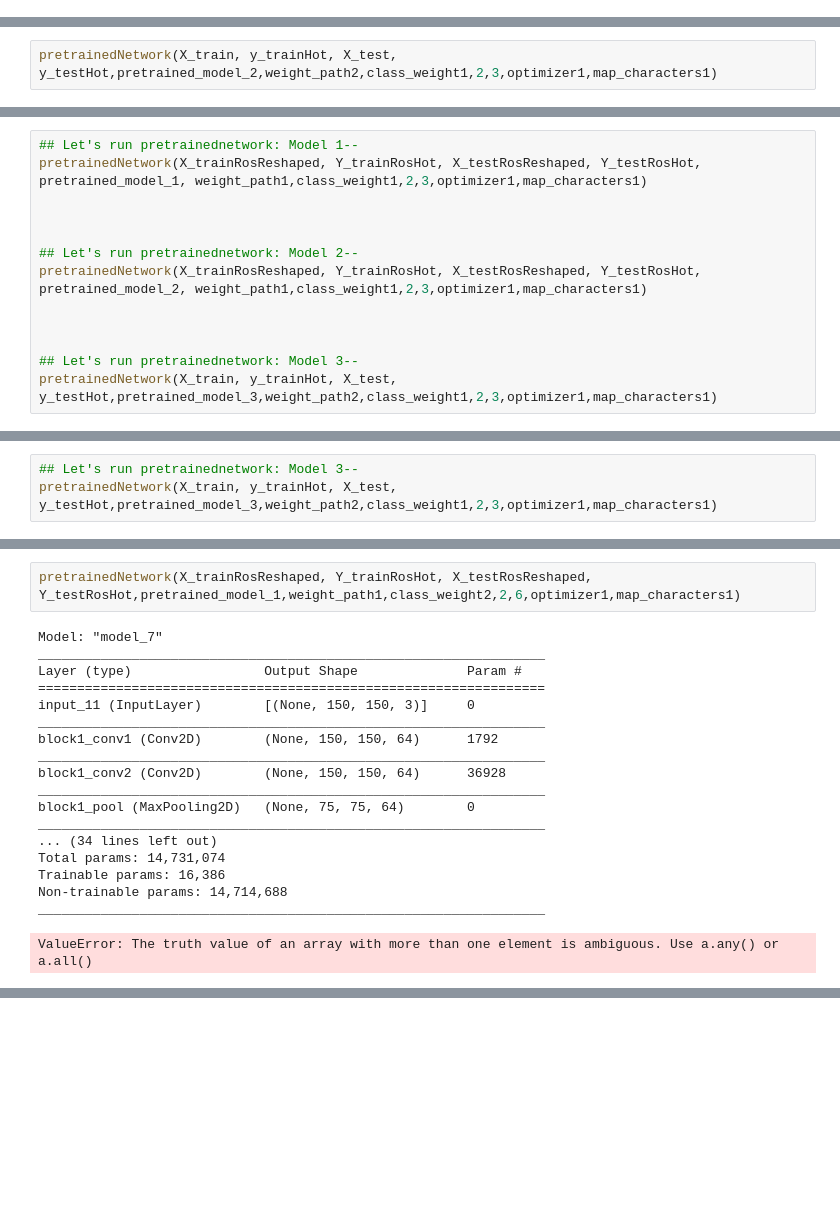
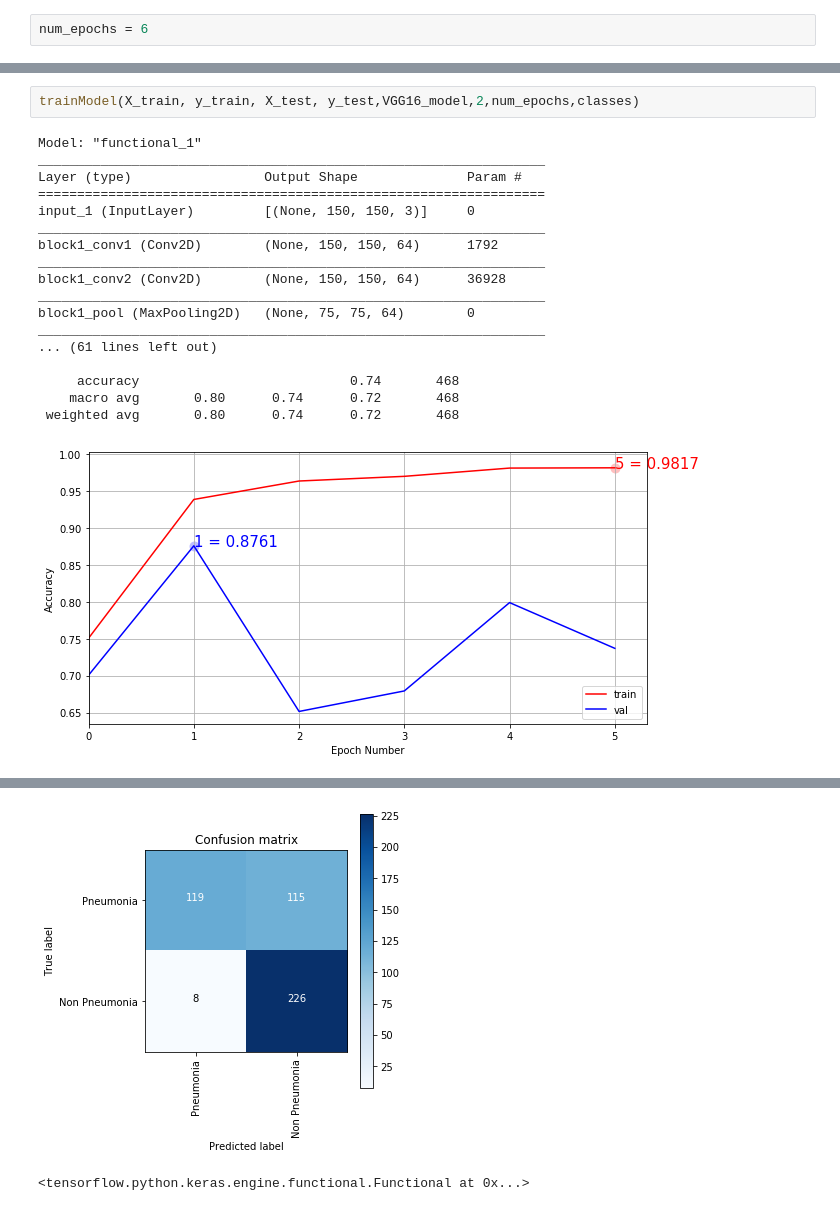
Before and after one commit to prasadbhoite/ChestX-ray_CAP5610, a Jupyter notebook: Chest X-ray Project.ipynb, the cells around one changed output, grey strips where cells are left out. Saved outputs shown, nothing was run; the diff lists cells and outputs as text; blank space fills up the shorter version.

```diff
--- a/Chest X-ray Project.ipynb
+++ b/Chest X-ray Project.ipynb
@@ -150,0 +324,2 @@ y_testHot = to_categorical(y_test, num_classes = 2)
+# %%
+num_epochs = 6
@@ -435,2 +337,0 @@ Downloading data from https://storage.googleapis.com/tensorflow/keras-applicatio
-# %%
-pretrainedNetwork(X_train, y_trainHot, X_test, y_testHot,pretrained_model_2,weight_path2,class_weight1,2,3,optimizer1,map_characters1)
@@ -478,13 +337,0 @@ ValueError: The truth value of an array with more than one element is ambiguous.
-# %%
-## Let's run pretrainednetwork: Model 1--
-pretrainedNetwork(X_trainRosReshaped, Y_trainRosHot, X_testRosReshaped, Y_testRosHot, pretrained_model_1, weight_path1,class_weight1,2,3,optimizer1,map_characters1)
-
-
-
-## Let's run pretrainednetwork: Model 2--
-pretrainedNetwork(X_trainRosReshaped, Y_trainRosHot, X_testRosReshaped, Y_testRosHot, pretrained_model_2, weight_path1,class_weight1,2,3,optimizer1,map_characters1)
-
-
-
-## Let's run pretrainednetwork: Model 3--
-pretrainedNetwork(X_train, y_trainHot, X_test, y_testHot,pretrained_model_3,weight_path2,class_weight1,2,3,optimizer1,map_characters1)
@@ -533,3 +337,0 @@ ValueError: The truth value of an array with more than one element is ambiguous.
-# %%
-## Let's run pretrainednetwork: Model 3--
-pretrainedNetwork(X_train, y_trainHot, X_test, y_testHot,pretrained_model_3,weight_path2,class_weight1,2,3,optimizer1,map_characters1)
@@ -623,21 +338,21 @@ ValueError: The truth value of an array with more than one element is ambiguous.
-# %%
-pretrainedNetwork(X_trainRosReshaped, Y_trainRosHot, X_testRosReshaped, Y_testRosHot,pretrained_model_1,weight_path1,class_weight2,2,6,optimizer1,map_characters1)
-# %% [output]
-Model: "model_7"
-_________________________________________________________________
-Layer (type)                 Output Shape              Param #
-=================================================================
-input_11 (InputLayer)        [(None, 150, 150, 3)]     0
-_________________________________________________________________
-block1_conv1 (Conv2D)        (None, 150, 150, 64)      1792
-_________________________________________________________________
-block1_conv2 (Conv2D)        (None, 150, 150, 64)      36928
-_________________________________________________________________
-block1_pool (MaxPooling2D)   (None, 75, 75, 64)        0
-_________________________________________________________________
-... (34 lines left out)
-Total params: 14,731,074
-Trainable params: 16,386
-Non-trainable params: 14,714,688
-_________________________________________________________________
-ValueError: The truth value of an array with more than one element is ambiguous. Use a.any() or a.all()
+# %%
+trainModel(X_train, y_train, X_test, y_test,VGG16_model,2,num_epochs,classes)
+# %% [output]
+Model: "functional_1"
+_________________________________________________________________
+Layer (type)                 Output Shape              Param #
+=================================================================
+input_1 (InputLayer)         [(None, 150, 150, 3)]     0
+_________________________________________________________________
+block1_conv1 (Conv2D)        (None, 150, 150, 64)      1792
+_________________________________________________________________
+block1_conv2 (Conv2D)        (None, 150, 150, 64)      36928
+_________________________________________________________________
+block1_pool (MaxPooling2D)   (None, 75, 75, 64)        0
+_________________________________________________________________
+... (61 lines left out)
+
+     accuracy                           0.74       468
+    macro avg       0.80      0.74      0.72       468
+ weighted avg       0.80      0.74      0.72       468
+[figure, added]
@@ -643,0 +360,2 @@ ValueError: The truth value of an array with more than one element is ambiguous.
+[figure, added]
+<tensorflow.python.keras.engine.functional.Functional at 0x...>
```
Also changed, not shown: parts of 71 cells of this notebook, 1 other file.
